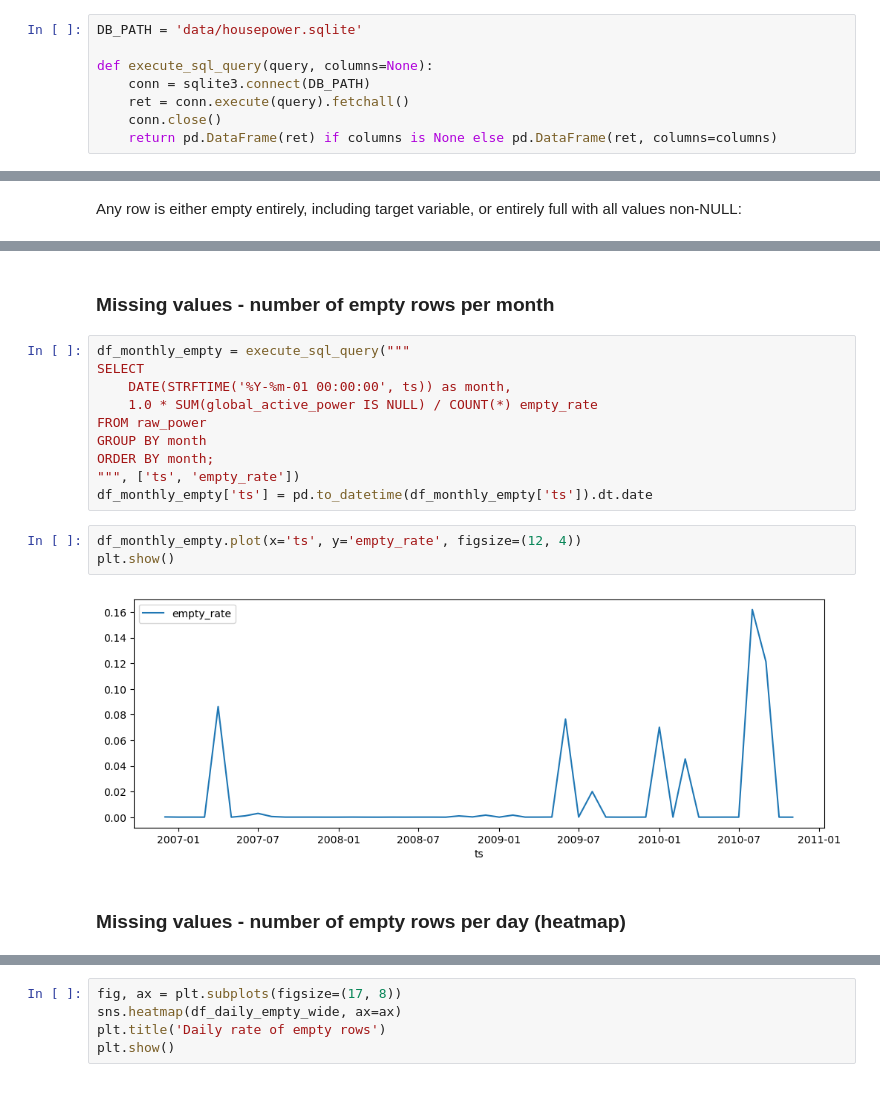
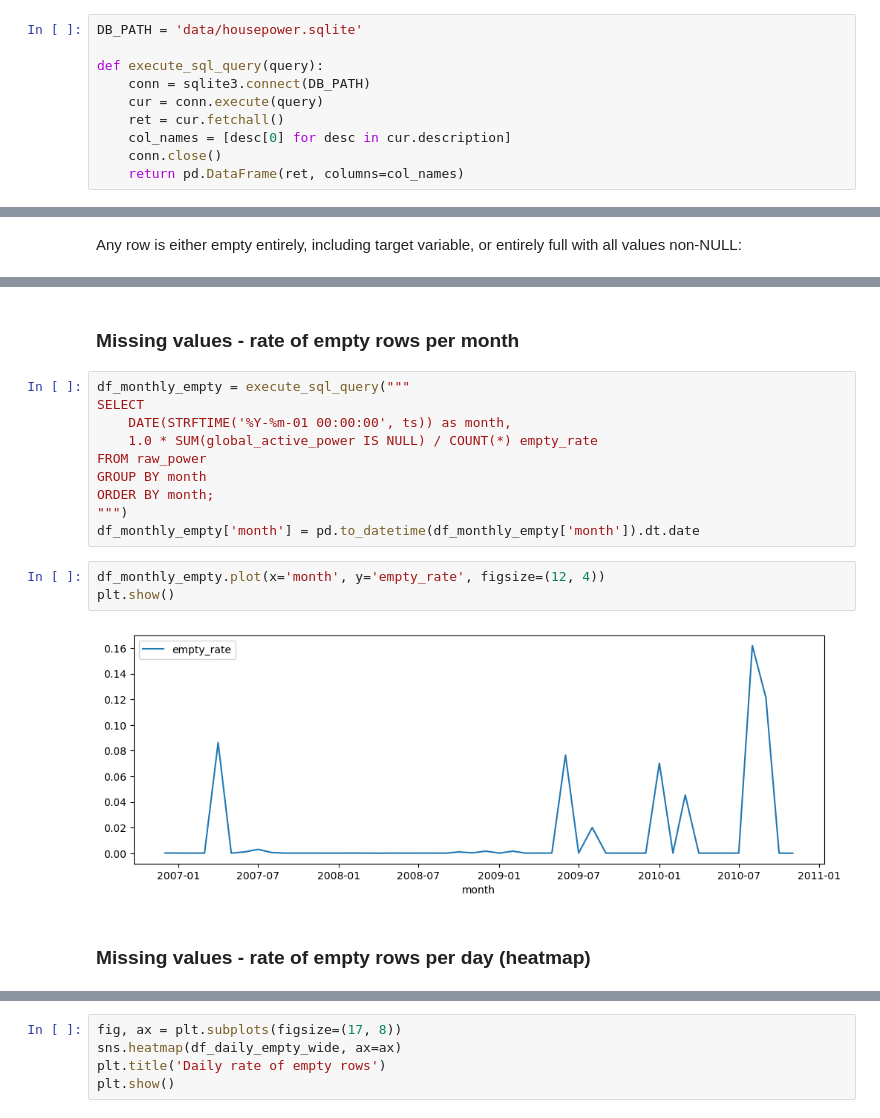
Before and after one commit to sysakm/housepower, a Jupyter notebook: EDA.ipynb, the cells around one changed output, grey strips where cells are left out. Cells and saved outputs as stored; diff of their text form.

Commit message:
Add minute-grid check and fix querying function in EDA nb

```diff
--- a/EDA.ipynb
+++ b/EDA.ipynb
@@ -12,10 +12,12 @@ import seaborn as sns
 # %%
 DB_PATH = 'data/housepower.sqlite'
 
-def execute_sql_query(query, columns=None):
+def execute_sql_query(query):
     conn = sqlite3.connect(DB_PATH)
-    ret = conn.execute(query).fetchall()
+    cur = conn.execute(query)
+    ret = cur.fetchall()
+    col_names = [desc[0] for desc in cur.description]
     conn.close()
-    return pd.DataFrame(ret) if columns is None else pd.DataFrame(ret, columns=columns)
+    return pd.DataFrame(ret, columns=col_names)
 # %% [markdown]
 ### Number of rows, timestamp interval
@@ -58,6 +88,6 @@ FROM (
 | 0 | 25979 | 0 | 2049280 |
 # %% [markdown]
-### Missing values - number of empty rows per month
+### Missing values - rate of empty rows per month
 # %%
 df_monthly_empty = execute_sql_query("""
 SELECT
@@ -66,15 +96,15 @@ SELECT
 FROM raw_power
 GROUP BY month
 ORDER BY month;
-""", ['ts', 'empty_rate'])
-df_monthly_empty['ts'] = pd.to_datetime(df_monthly_empty['ts']).dt.date
+""")
+df_monthly_empty['month'] = pd.to_datetime(df_monthly_empty['month']).dt.date
 # %%
-df_monthly_empty.plot(x='ts', y='empty_rate', figsize=(12, 4))
+df_monthly_empty.plot(x='month', y='empty_rate', figsize=(12, 4))
 plt.show()
 # %% [output]
-[figure, old version]
+[figure, new version]
 # %% [markdown]
-### Missing values - number of empty rows per day (heatmap)
+### Missing values - rate of empty rows per day (heatmap)
 # %%
 df_daily_empty = execute_sql_query("""
 SELECT
```
Also changed, not shown: parts of 10 cells of this notebook.
